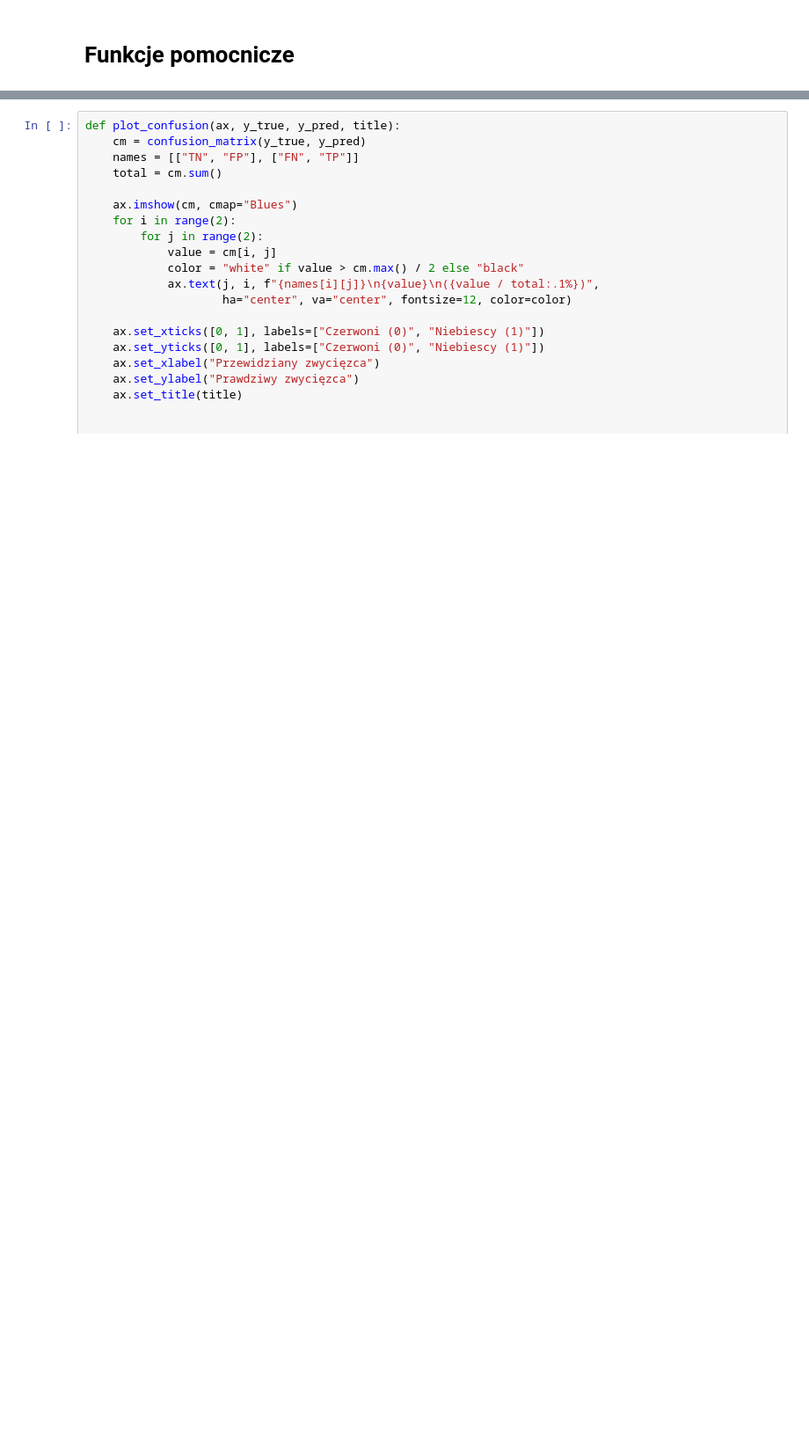
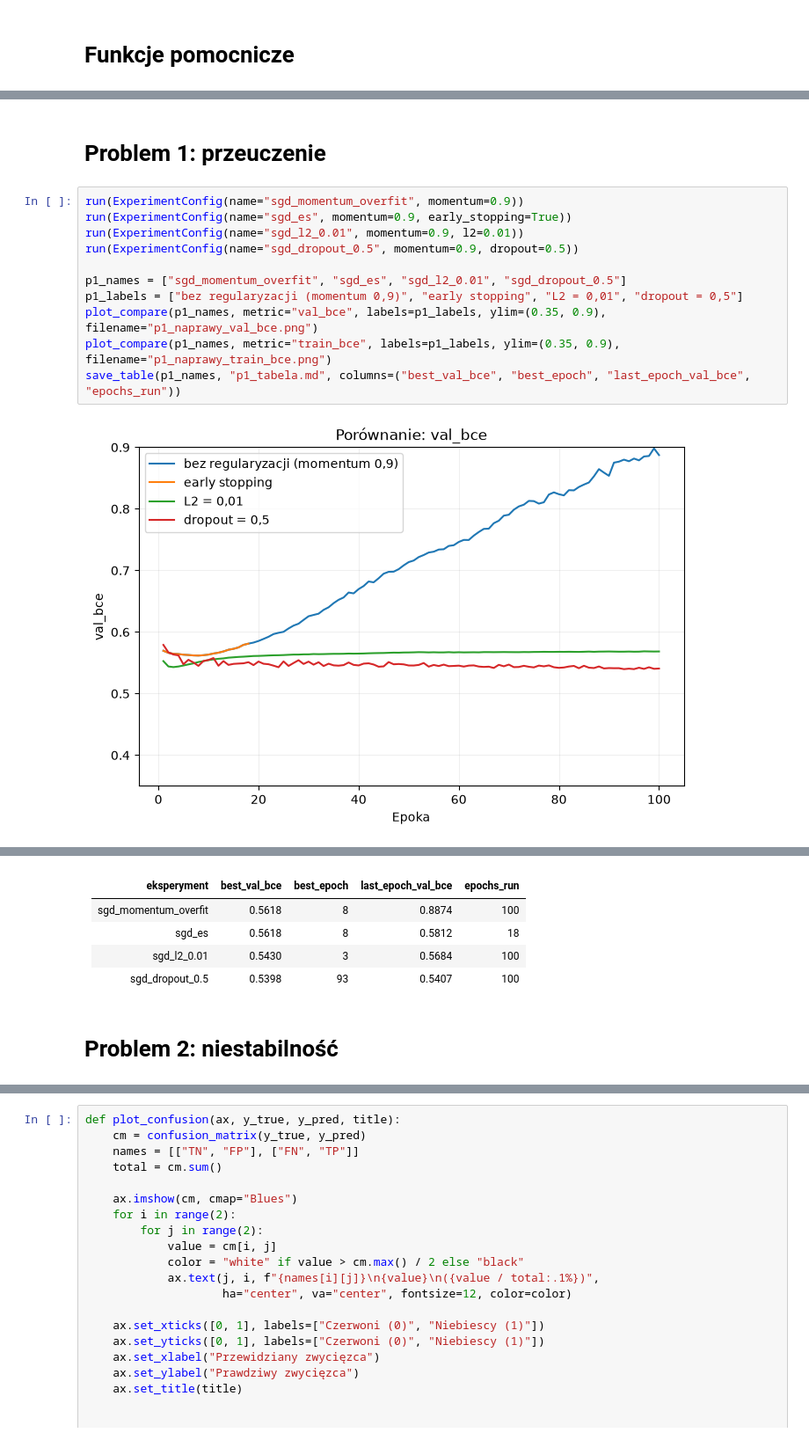
Before and after one commit to juliansuszko/Projekt1---Diagnostyka-procesu-uczenia, a Jupyter notebook: notebooks/diagnostyka_treningu.ipynb, the cells around one changed output, grey strips where cells are left out. Shown at 88% size. Saved outputs shown, nothing was run; the diff lists cells and outputs as text; blank space fills up the shorter version.

```diff
--- a/notebooks/diagnostyka_treningu.ipynb
+++ b/notebooks/diagnostyka_treningu.ipynb
@@ -365,0 +359,15 @@ plot_compare(["sgd_baseline_unstable_0.1", "sgd_baseline_unstable_0.5", "sgd_bas
+# %% [markdown]
+# Problem 1: przeuczenie
+# %%
+run(ExperimentConfig(name="sgd_momentum_overfit", momentum=0.9))
+run(ExperimentConfig(name="sgd_es", momentum=0.9, early_stopping=True))
+run(ExperimentConfig(name="sgd_l2_0.01", momentum=0.9, l2=0.01))
+run(ExperimentConfig(name="sgd_dropout_0.5", momentum=0.9, dropout=0.5))
+
+p1_names = ["sgd_momentum_overfit", "sgd_es", "sgd_l2_0.01", "sgd_dropout_0.5"]
+p1_labels = ["bez regularyzacji (momentum 0,9)", "early stopping", "L2 = 0,01", "dropout = 0,5"]
+plot_compare(p1_names, metric="val_bce", labels=p1_labels, ylim=(0.35, 0.9), filename="p1_naprawy_val_bce.png")
+plot_compare(p1_names, metric="train_bce", labels=p1_labels, ylim=(0.35, 0.9), filename="p1_naprawy_train_bce.png")
+save_table(p1_names, "p1_tabela.md", columns=("best_val_bce", "best_epoch", "last_epoch_val_bce", "epochs_run"))
+# %% [output]
+[figure, added]
@@ -365,0 +375,8 @@ plot_compare(["sgd_baseline_unstable_0.1", "sgd_baseline_unstable_0.5", "sgd_bas
+| eksperyment | best_val_bce | best_epoch | last_epoch_val_bce | epochs_run |
+| --- | --- | --- | --- | --- |
+| sgd_momentum_overfit | 0.5618 | 8 | 0.8874 | 100 |
+| sgd_es | 0.5618 | 8 | 0.5812 | 18 |
+| sgd_l2_0.01 | 0.5430 | 3 | 0.5684 | 100 |
+| sgd_dropout_0.5 | 0.5398 | 93 | 0.5407 | 100 |
+# %% [markdown]
+# Problem 2: niestabilność
```
Also changed, not shown: parts of 17 cells of this notebook, 6 other files.
